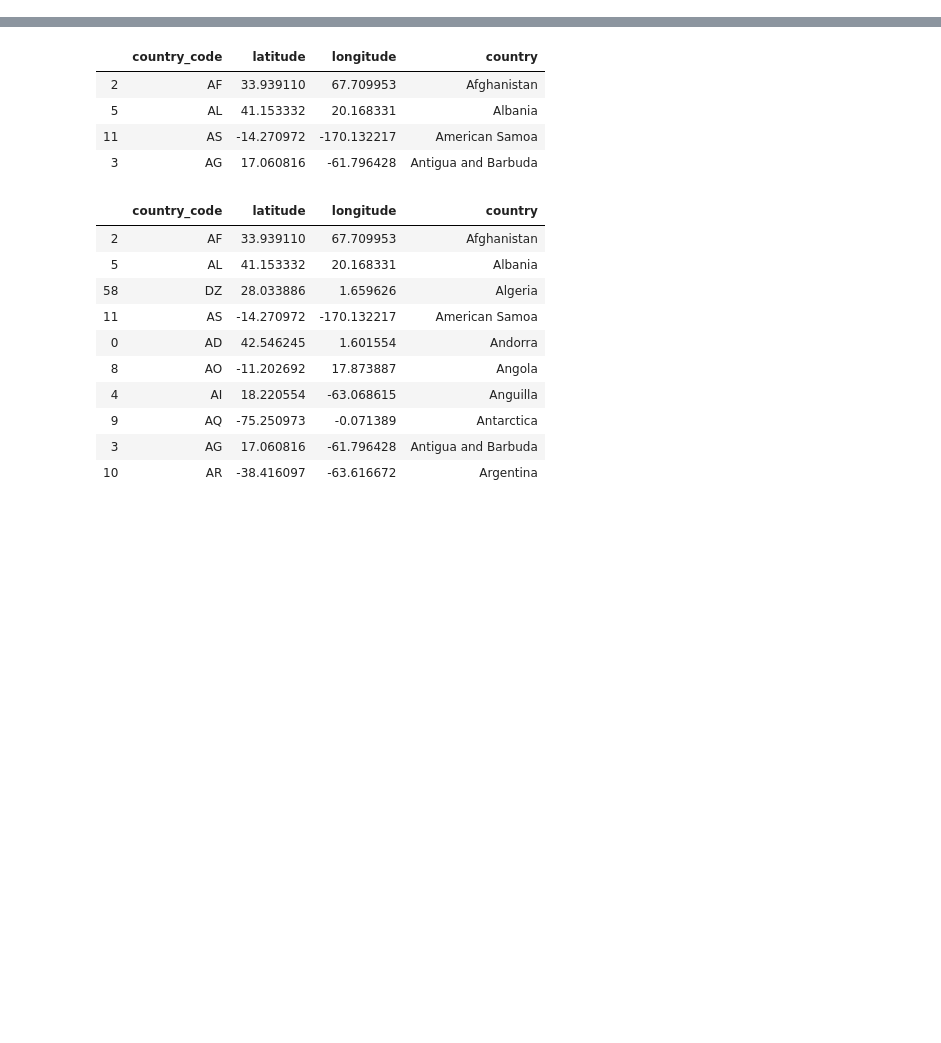
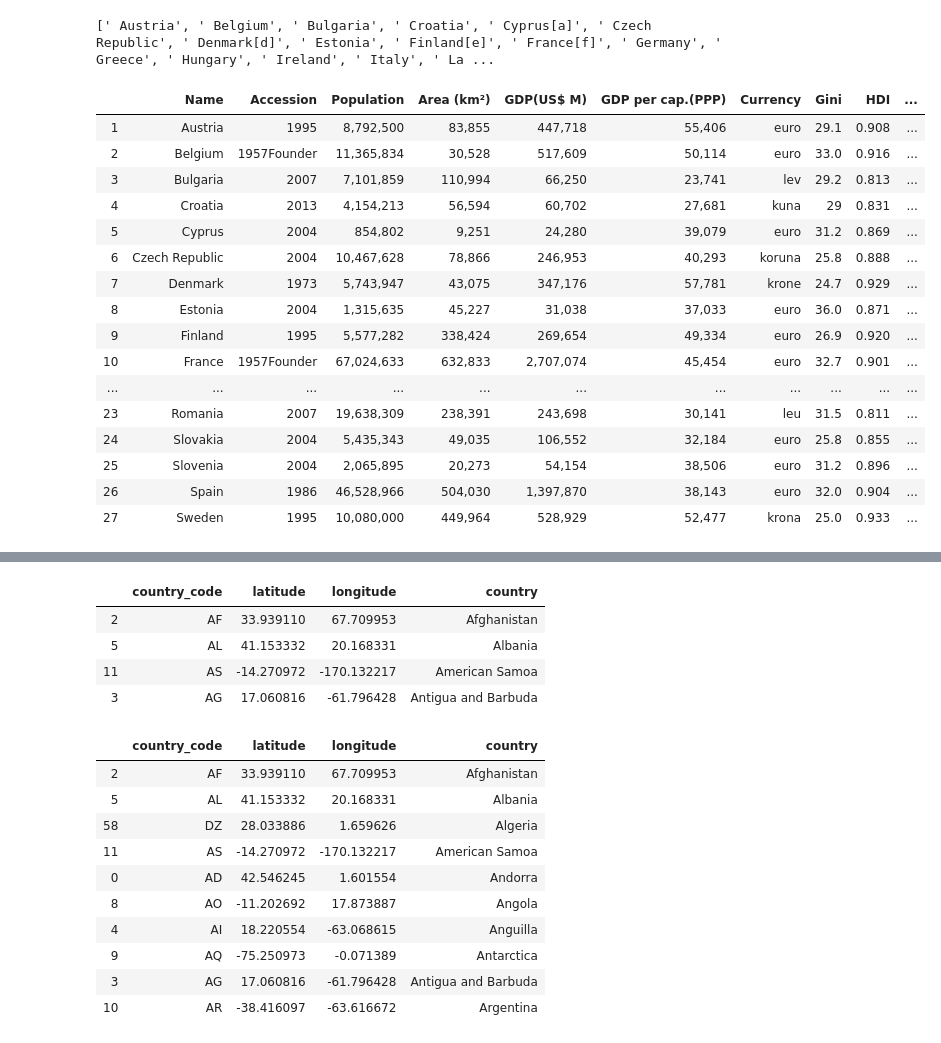
Before and after one commit to s4b3r/visualization2-kelp-diagrams, a Jupyter notebook: generate_dataset.ipynb, the cells around one changed output, grey strips where cells are left out. Drawn from its saved outputs; the diff is of its cells as text; code cells hidden in the pictures; blank space fills up the shorter version.

```diff
--- a/generate_dataset.ipynb
+++ b/generate_dataset.ipynb
@@ -81,0 +112,26 @@ url = 'https://en.wikipedia.org/wiki/Member_state_of_the_European_Union'
+# %%
+eu_countries = getWikipediaList('https://en.wikipedia.org/wiki/Member_state_of_the_European_Union', table_index=1)
+eu_countries
+# eu standardizationz
+eu_countries = eu_countries.apply(lambda x: x.str.strip() if x.dtype == "object" else x)
+eu_countries = eu_countries.apply(lambda x: x.str.replace("\[.\]", "") if x.dtype == "object" else x)
+eu_countries
+# %% [output]
+[' Austria', ' Belgium', ' Bulgaria', ' Croatia', ' Cyprus[a]', ' Czech Republic', ' Denmark[d]', ' Estonia', ' Finland[e]', ' France[f]', ' Germany', ' Greece', ' Hungary', ' Ireland', ' Italy', ' La ...
+|  | Name | Accession | Population | Area (km²) | GDP(US$ M) | GDP per cap.(PPP) | Currency | Gini | HDI | ... |
+| 1 | Austria | 1995 | 8,792,500 | 83,855 | 447,718 | 55,406 | euro | 29.1 | 0.908 | ... |
+| 2 | Belgium | 1957Founder | 11,365,834 | 30,528 | 517,609 | 50,114 | euro | 33.0 | 0.916 | ... |
+| 3 | Bulgaria | 2007 | 7,101,859 | 110,994 | 66,250 | 23,741 | lev | 29.2 | 0.813 | ... |
+| 4 | Croatia | 2013 | 4,154,213 | 56,594 | 60,702 | 27,681 | kuna | 29 | 0.831 | ... |
+| 5 | Cyprus | 2004 | 854,802 | 9,251 | 24,280 | 39,079 | euro | 31.2 | 0.869 | ... |
+| 6 | Czech Republic | 2004 | 10,467,628 | 78,866 | 246,953 | 40,293 | koruna | 25.8 | 0.888 | ... |
+| 7 | Denmark | 1973 | 5,743,947 | 43,075 | 347,176 | 57,781 | krone | 24.7 | 0.929 | ... |
+| 8 | Estonia | 2004 | 1,315,635 | 45,227 | 31,038 | 37,033 | euro | 36.0 | 0.871 | ... |
+| 9 | Finland | 1995 | 5,577,282 | 338,424 | 269,654 | 49,334 | euro | 26.9 | 0.920 | ... |
+| 10 | France | 1957Founder | 67,024,633 | 632,833 | 2,707,074 | 45,454 | euro | 32.7 | 0.901 | ... |
+| ... | ... | ... | ... | ... | ... | ... | ... | ... | ... | ... |
+| 23 | Romania | 2007 | 19,638,309 | 238,391 | 243,698 | 30,141 | leu | 31.5 | 0.811 | ... |
+| 24 | Slovakia | 2004 | 5,435,343 | 49,035 | 106,552 | 32,184 | euro | 25.8 | 0.855 | ... |
+| 25 | Slovenia | 2004 | 2,065,895 | 20,273 | 54,154 | 38,506 | euro | 31.2 | 0.896 | ... |
+| 26 | Spain | 1986 | 46,528,966 | 504,030 | 1,397,870 | 38,143 | euro | 32.0 | 0.904 | ... |
+| 27 | Sweden | 1995 | 10,080,000 | 449,964 | 528,929 | 52,477 | krona | 25.0 | 0.933 | ... |
```
Also changed, not shown: parts of 17 cells of this notebook, 1 other file.
